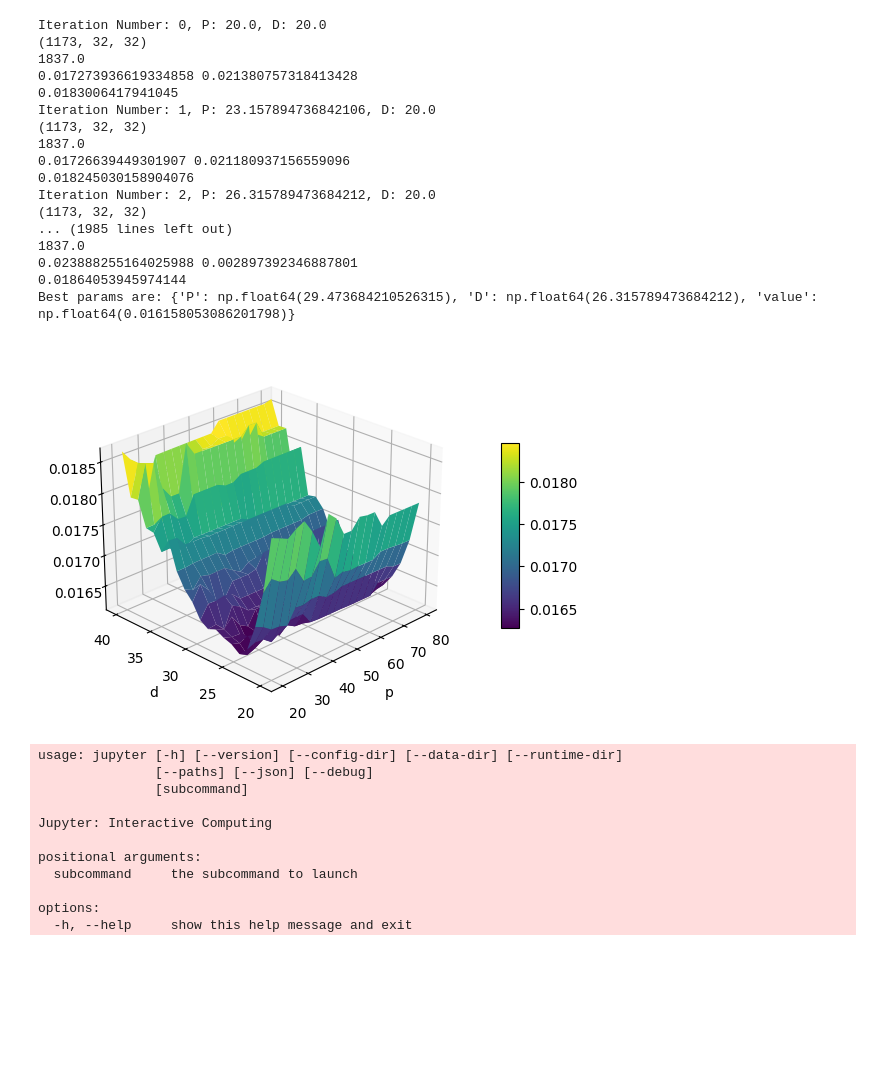
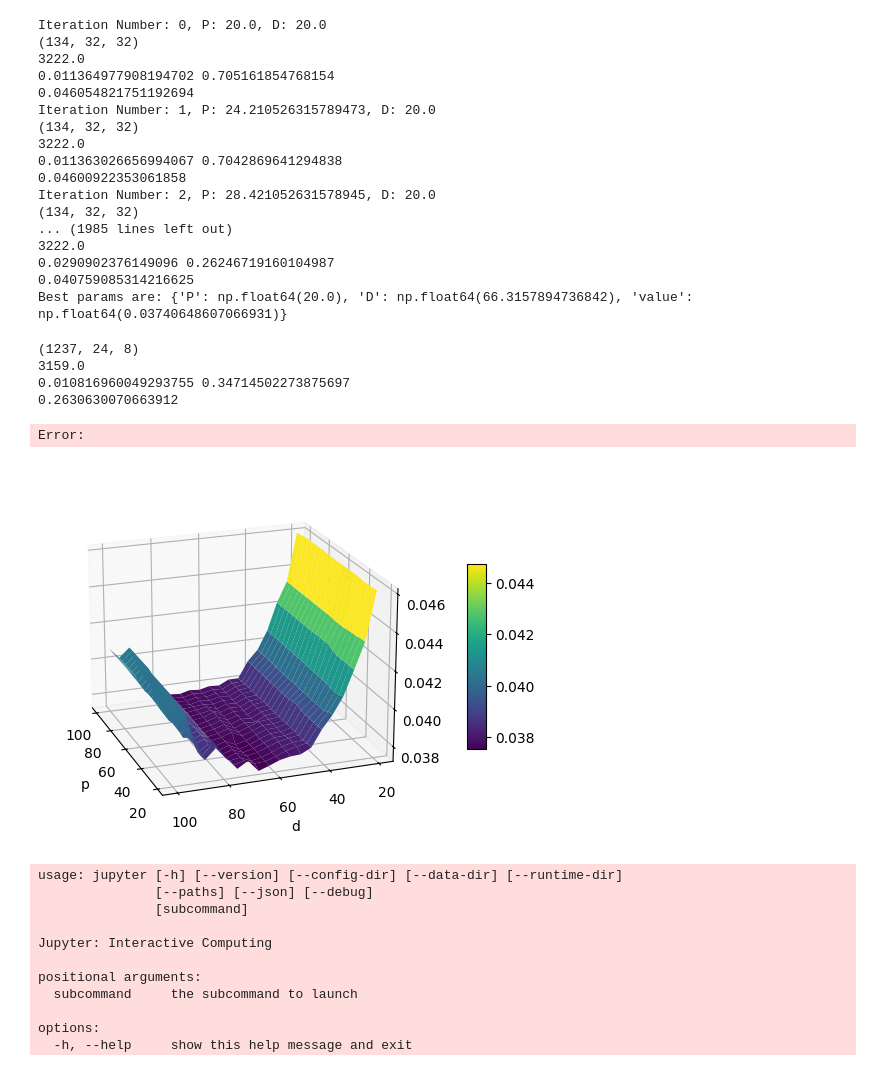
Before and after one commit to WiReSens-Toolkit/WiReSensPy, a Jupyter notebook: optimizeIntermittent.ipynb, the cells around one changed output. Drawn from its saved outputs; the diff is of its cells as text; code cells hidden in the pictures; blank space fills up the shorter version.

Commit message:
scripts for starting viz and recording

```diff
--- a/optimizeIntermittent.ipynb
+++ b/optimizeIntermittent.ipynb
@@ -37,8 +37,8 @@ def tactile_reading(path):
     f = h5py.File(path, 'r')
     fc = f['frame_count'][0]
     ts = np.array(f['ts'][:fc//2])
-    pressure = np.array(f['pressure'][:fc//2]).astype(np.float32)
-    packetIDs = np.array(f['packetNumber'][:fc//2])
+    pressure = np.array(f['pressure'][:fc]).astype(np.float32)
+    packetIDs = np.array(f['packetNumber'][:fc])
     return pressure, fc, ts, packetIDs
 
 # Define the prediction function
@@ -211,7 +211,7 @@ def generate_grid(p_range, d_range, num_points):
     return P, D
 
 # Calculate objective function values over the grid with constraint
-def calculate_objective_grid(filePath, P, D, alpha, max_transmission_percentage):
+def calculate_objective_grid(filePath, P, D, alpha):
     best={}
     Z = np.zeros_like(P)
     for i in range(P.shape[0]):
@@ -232,15 +232,15 @@ def calculate_objective_grid(filePath, P, D, alpha, max_transmission_percentage)
 # Example usage
 if __name__ == "__main__":
     # Example true values (32x32 grid, flattened for simplicity)
-    filePath = "4000.hdf5"
+    filePath = "./recordings/backRecording.hdf5"
 
     # Define ranges for p and d
-    p_range = (20,80)
-    d_range = (20,40)
+    p_range = (20, 100)
+    d_range = (20, 100)
     num_points = 20
 
     # Define the weight for NRMSE in the objective function
-    alpha = 0.75
+    alpha = 0.95
 
     # Define the maximum transmission percentage
     max_transmission_percentage = 0.3  # For example, 10%
@@ -273,7 +273,7 @@ if __name__ == "__main__":
 
     # Generate the grid and calculate the objective function values with constraint
     P, D = generate_grid(p_range, d_range, num_points)
-    Z, best = calculate_objective_grid(filePath, P, D, alpha, max_transmission_percentage)
+    Z, best = calculate_objective_grid(filePath, P, D, alpha)
     print(f"Best params are: {best}")
 
     # # Create a 3D plot
@@ -287,37 +287,60 @@ if __name__ == "__main__":
     # plt.show()
 # %% [output]
 Iteration Number: 0, P: 20.0, D: 20.0
-(1173, 32, 32)
-1837.0
-0.017273936619334858 0.021380757318413428
-0.0183006417941045
-Iteration Number: 1, P: 23.157894736842106, D: 20.0
-(1173, 32, 32)
-1837.0
-0.01726639449301907 0.021180937156559096
-0.018245030158904076
-Iteration Number: 2, P: 26.315789473684212, D: 20.0
-(1173, 32, 32)
+(134, 32, 32)
+3222.0
+0.011364977908194702 0.705161854768154
+0.046054821751192694
+Iteration Number: 1, P: 24.210526315789473, D: 20.0
+(134, 32, 32)
+3222.0
+0.011363026656994067 0.7042869641294838
+0.04600922353061858
+Iteration Number: 2, P: 28.421052631578945, D: 20.0
+(134, 32, 32)
 ... (1985 lines left out)
-1837.0
-0.023888255164025988 0.002897392346887801
-0.01864053945974144
-Best params are: {'P': np.float64(29.473684210526315), 'D': np.float64(26.315789473684212), 'value': np.float64(0.016158053086201798)}
+3222.0
+0.0290902376149096 0.26246719160104987
+0.040759085314216625
+Best params are: {'P': np.float64(20.0), 'D': np.float64(66.3157894736842), 'value': np.float64(0.03740648607066931)}
+# %%
+nrmse, transmittedPercent, yPred = calcMetricsReturnPred(filePath,30,40)
+print(nrmse,transmittedPercent)
+
+print(alpha * nrmse + (1 - alpha) * transmittedPercent)
+
+pressure_min = 0
+pressure_max = 4096
+use_log = True
+viz = True
+
+if viz:
+    for i in range(yPred.shape[0]):
+        im = viz_data(yPred[i], pressure_min, pressure_max, use_log)
+        cv2.imshow('VizualizerTouch', im)
+        if cv2.waitKey(1) & 0xff == 27:
+            break
+# %% [output]
+(1237, 24, 8)
+3159.0
+0.010816960049293755 0.34714502273875697
+0.2630630070663912
+Error:
 # %%
   # Create a 3D plot
 fig = plt.figure()
 ax = fig.add_subplot(111, projection='3d')
 surf = ax.plot_surface(P, D, Z, cmap='viridis')
 fig.colorbar(surf, ax=ax, shrink=0.5, aspect=10, pad=0.1)  # Add a colorbar
 
 ax.set_xlabel('p')
 ax.set_ylabel('d')
 # Set the view angle
-ax.view_init(elev=25, azim=225)  # Adjust these values as needed
-plt.savefig("obj.svg")
+ax.view_init(elev=20, azim=160)  # Adjust these values as needed
+plt.savefig("pillowIntermittent.svg")
 plt.show()
 # %% [output]
-[figure, old version]
+[figure, new version]
 # %%
 !jupyter nbextension enable --py widgetsnbextension --sys-prefix
 # %% [output]
```
Also changed, not shown: 22 other files.
